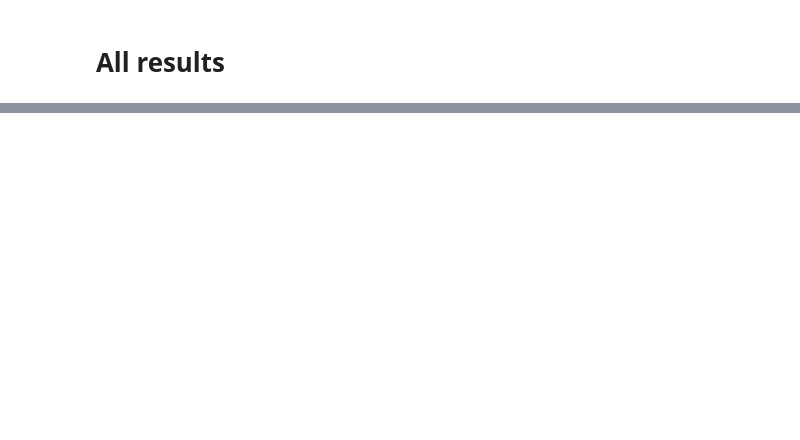
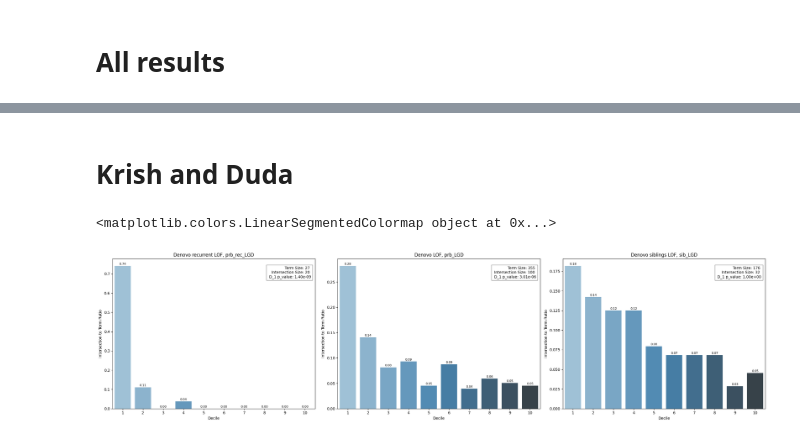
Before and after one commit to a59490/Tese_ASD_Gene_Pred, a Jupyter notebook: 6_Gene_enrich/gprofiler_test.ipynb, the cells around one changed output, grey strips where cells are left out. Saved outputs shown, nothing was run; the diff lists cells and outputs as text; code cells hidden in the pictures; blank space fills up the shorter version.

```diff
--- a/6_Gene_enrich/gprofiler_test.ipynb
+++ b/6_Gene_enrich/gprofiler_test.ipynb
@@ -125,0 +166,4 @@ df
+# %%
+proband_denovo_rec_lof=main_custom(deciles, 'mut\krish_duda.gmt','prb_rec_LGD'),"Denovo recurrent LOF"
+proband_denovo=main_custom(deciles, 'mut\krish_duda.gmt','prb_LGD'),"Denovo LOF"
+siblings_denovo=main_custom(deciles, 'mut\krish_duda.gmt','sib_LGD'),"Denovo siblings LOF"
@@ -162,0 +279,9 @@ plot_comparison_graphs(autism_disease, autistic_behaviour, intellectual_disabili
+# %% [markdown]
+# Krish and Duda
+# %%
+kris_duda_list = [proband_denovo_rec_lof, proband_denovo, siblings_denovo]
+
+plot_comparison_graphs(kris_duda_list)
+# %% [output]
+<matplotlib.colors.LinearSegmentedColormap object at 0x...>
+[figure, added]
```
Also changed, not shown: parts of 21 cells of this notebook, 26 other files.
